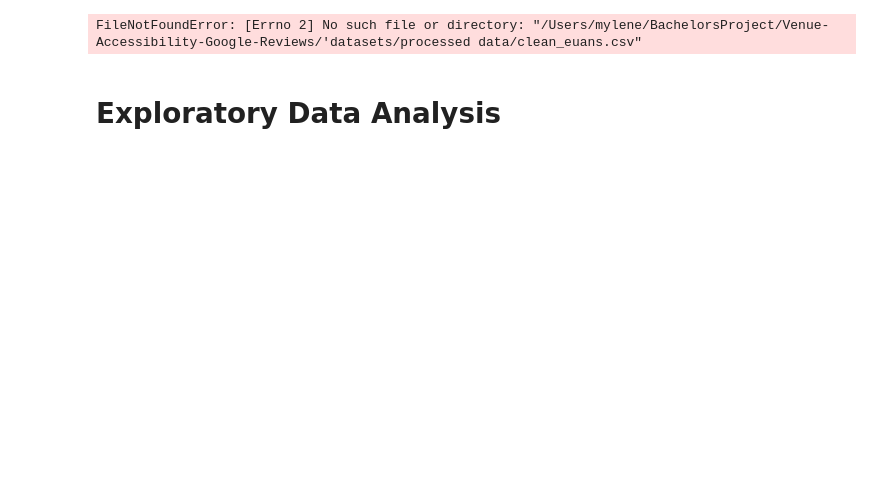
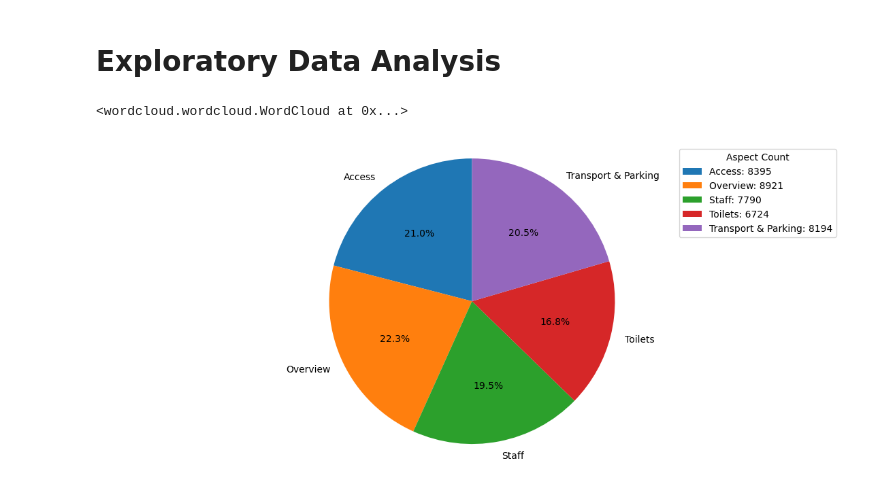
Before and after one commit to Amsterdam-Internships/Venue-Accessibility-Google-Reviews, a Jupyter notebook: notebooks/PipelineAnalysis.ipynb, the cells around one changed output. Drawn from its saved outputs; the diff is of its cells as text; code cells hidden in the pictures; blank space fills up the shorter version.

Commit message:
fixed the make_data script

```diff
--- a/notebooks/PipelineAnalysis.ipynb
+++ b/notebooks/PipelineAnalysis.ipynb
@@ -14,19 +14,19 @@ parent_dir = os.path.join(current_dir, '..')
 sys.path.append(parent_dir)
 # %%
 cwd = pathlib.Path.cwd().parent
-euans_path = cwd.joinpath("'datasets/processed data/clean_euans.csv")
-google_path = cwd.joinpath("datasets/processed data/clean_google.csv")
+euans_path = cwd.joinpath('data/processed/aspect classification data/euans_reviews.csv')
+google_path = cwd.joinpath('data/processed/aspect classification data/google_reviews.csv')
 euans_data = pd.read_csv(euans_path)
 google_data = pd.read_csv(google_path)
-# %% [output]
-FileNotFoundError: [Errno 2] No such file or directory: "/Users/mylene/BachelorsProject/Venue-Accessibility-Google-Reviews/'datasets/processed data/clean_euans.csv"
 # %% [markdown]
 # Exploratory Data Analysis
 # %%
 wordcloud = WordCloud(background_color='white', max_words=1000, contour_width=3, contour_color='steeleblue')
-
 clustered_reviews_train = ','.join(list(euans_data['Text'].values))
-clustered_reviews_test = ','.join(list(google_data['text'].values))
-wordcloud.generate(clustered_reviews_train)
-wordcloud.generate(clustered_reviews_test)
-wordcloud.to_image()
+clustered_reviews_test = ','.join(list(google_data['Text'].values))
+train_wc = wordcloud.generate(clustered_reviews_train)
+train_wc.to_file(cwd.joinpath("reports/figures/euans_word_cloud.png"))
+test_wc = wordcloud.generate(clustered_reviews_test)
+test_wc.to_file(cwd.joinpath("reports/figures/google_word_cloud.png"))
+# %% [output]
+<wordcloud.wordcloud.WordCloud at 0x...>
@@ -33 +36,20 @@ wordcloud.to_image()
+# %%
+# Create a pie chart of the aspect counts
+fig, ax = plt.subplots(figsize=(14, 6))
+labels = amount_per_aspect.index
+sizes = amount_per_aspect.values
+ax.pie(sizes, labels=labels, autopct='%1.1f%%', startangle=90)
+ax.axis('equal')
+
+# Add a legend with the aspect counts
+legend_labels = [f"{label}: {size}" for label, size in zip(labels, sizes)]
+ax.legend(legend_labels, title="Aspect Count", loc="best")
+
+# Set the file path to save the plot to
+aspects_file_path = cwd.joinpath("reports/figures/euans_aspects_amounts_piechart_with_stats.png")
+
+# Save the plot to the file path
+plt.savefig(aspects_file_path, bbox_inches='tight')
+# %% [output]
+[figure, added]
 # %%
```
Also changed, not shown: parts of 8 cells of this notebook, 18 other files.
